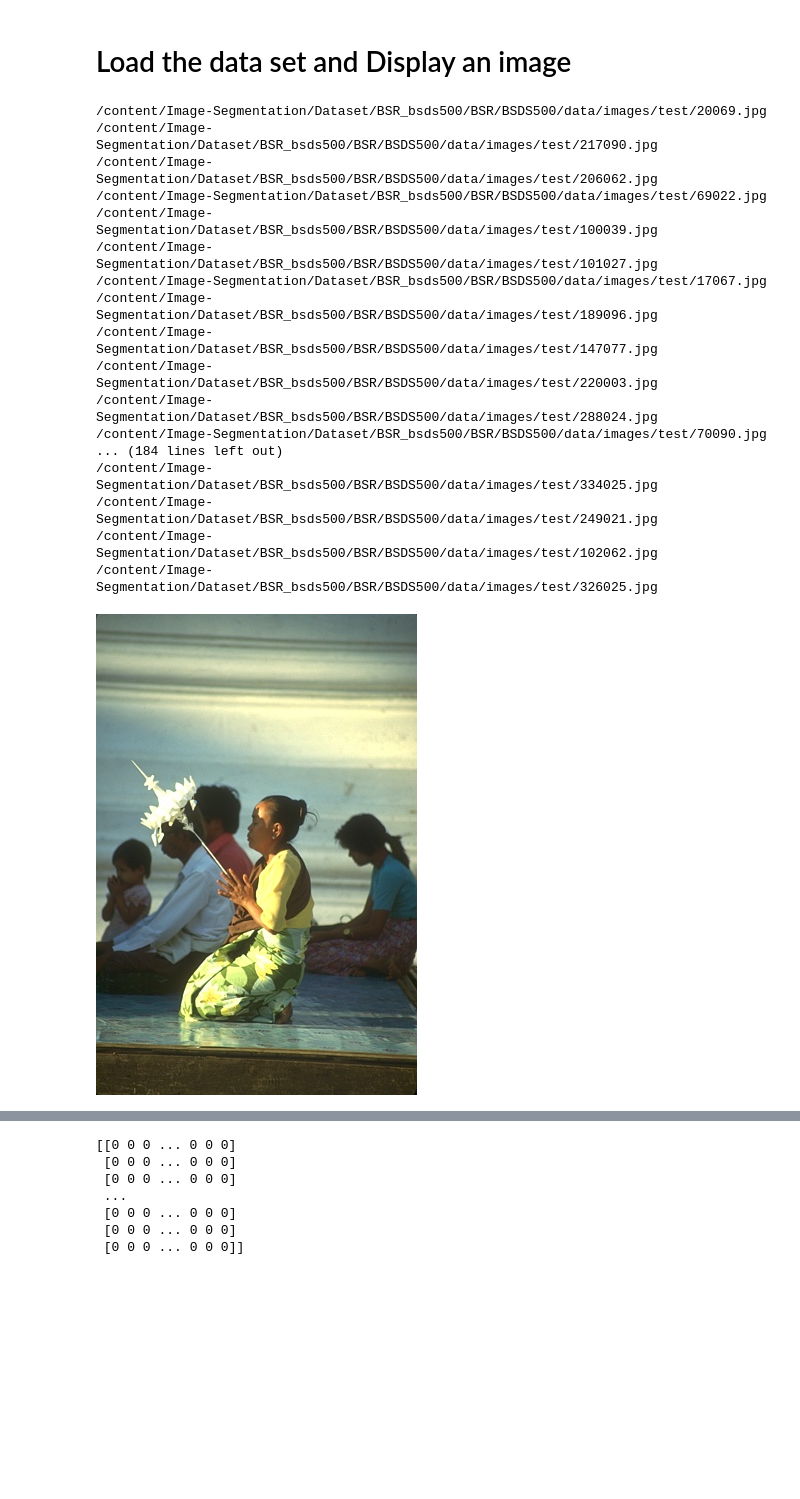
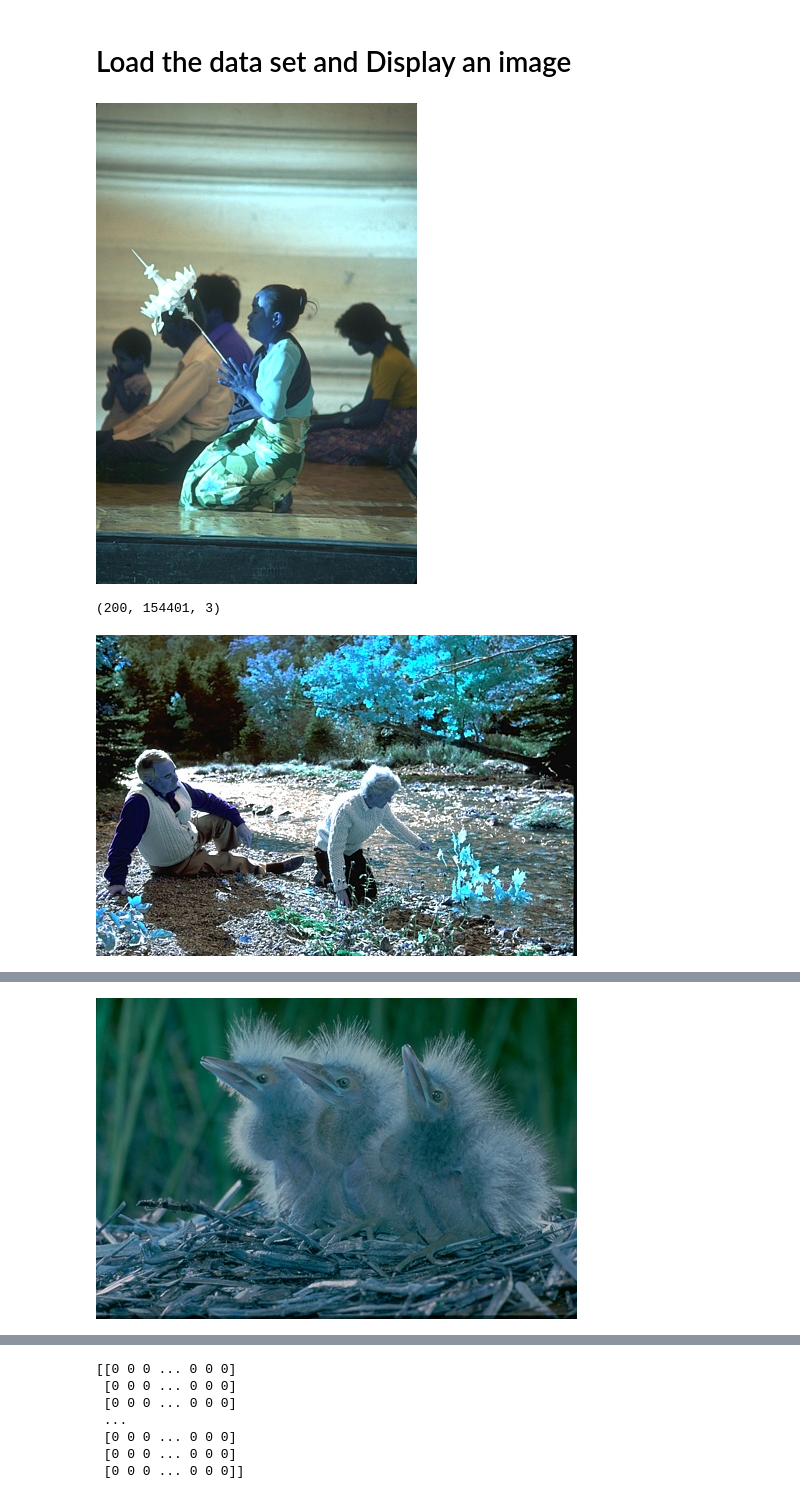
Before and after one commit to osamasherif22/Image-Segmentation, a Jupyter notebook: PR_Ass_2_Image_Segmentation_.ipynb, the cells around one changed output, grey strips where cells are left out. Cells and saved outputs as stored; diff of their text form; code cells hidden in the pictures; blank space fills up the shorter version.

```diff
--- a/PR_Ass_2_Image_Segmentation_.ipynb
+++ b/PR_Ass_2_Image_Segmentation_.ipynb
@@ -153,16 +155,14 @@ def load_image(image_path):
     file_name=glob(image_path+"/*jpg")
     for file in file_name:
         pic = cv2.imread(file).astype(np.float32)
+        pic=cv2.cvtColor(pic,cv2.COLOR_BGR2RGB)
         shape = pic.shape
         shapes.append(shape)
-        arr_imgs.append(pic.reshape(-1, pic.shape[-1]))
-        print(file)
+        #arr_imgs.append(pic.reshape(-1, pic.shape[-1]))
+        arr_imgs.append(np.float32(pic.reshape(-1, pic.shape[-1])))
     arr_imgs = np.array(arr_imgs) # Convert to np array
-
     display_img(arr_imgs[0],shapes[0])
-    print(arr_imgs[0])
-    print(shape[0])
-    return arr_imgs
+    return arr_imgs,shapes
 
 def display_img (image,shape):
   # Output img with window name as 'image'
@@ -173,34 +173,20 @@ def display_img (image,shape):
 # %%
 base='/content/Image-Segmentation/Dataset/BSR_bsds500/BSR/BSDS500/data/images/'
 
 
 #load test data set
-test_imgs=load_image(base+'test/')
+test_imgs,test_imgs_shape=load_image(base+'test/')
 print(test_imgs.shape)
 
 #load train data set
-train_imgs=load_image(base+'train/')
+train_imgs,train_imgs_shape=load_image(base+'train/')
 print(train_imgs.shape)
+print(train_imgs[0])
 
 #load val data set
-val_imgs=load_image(base+'val/')
+val_imgs,val_imgs_shape=load_image(base+'val/')
 val_imgs.shape
 # %% [output]
+[figure, new version]
-/content/Image-Segmentation/Dataset/BSR_bsds500/BSR/BSDS500/data/images/test/20069.jpg
-/content/Image-Segmentation/Dataset/BSR_bsds500/BSR/BSDS500/data/images/test/217090.jpg
-/content/Image-Segmentation/Dataset/BSR_bsds500/BSR/BSDS500/data/images/test/206062.jpg
-/content/Image-Segmentation/Dataset/BSR_bsds500/BSR/BSDS500/data/images/test/69022.jpg
-/content/Image-Segmentation/Dataset/BSR_bsds500/BSR/BSDS500/data/images/test/100039.jpg
-/content/Image-Segmentation/Dataset/BSR_bsds500/BSR/BSDS500/data/images/test/101027.jpg
-/content/Image-Segmentation/Dataset/BSR_bsds500/BSR/BSDS500/data/images/test/17067.jpg
-/content/Image-Segmentation/Dataset/BSR_bsds500/BSR/BSDS500/data/images/test/189096.jpg
-/content/Image-Segmentation/Dataset/BSR_bsds500/BSR/BSDS500/data/images/test/147077.jpg
-/content/Image-Segmentation/Dataset/BSR_bsds500/BSR/BSDS500/data/images/test/220003.jpg
-/content/Image-Segmentation/Dataset/BSR_bsds500/BSR/BSDS500/data/images/test/288024.jpg
-/content/Image-Segmentation/Dataset/BSR_bsds500/BSR/BSDS500/data/images/test/70090.jpg
-... (184 lines left out)
-/content/Image-Segmentation/Dataset/BSR_bsds500/BSR/BSDS500/data/images/test/334025.jpg
-/content/Image-Segmentation/Dataset/BSR_bsds500/BSR/BSDS500/data/images/test/249021.jpg
-/content/Image-Segmentation/Dataset/BSR_bsds500/BSR/BSDS500/data/images/test/102062.jpg
-/content/Image-Segmentation/Dataset/BSR_bsds500/BSR/BSDS500/data/images/test/326025.jpg
+(200, 154401, 3)
-[figure, old version]
+[figure, new version]
@@ -224,0 +201 @@ val_imgs.shape
+[figure, new version]
```
Also changed, not shown: parts of 6 cells of this notebook.
